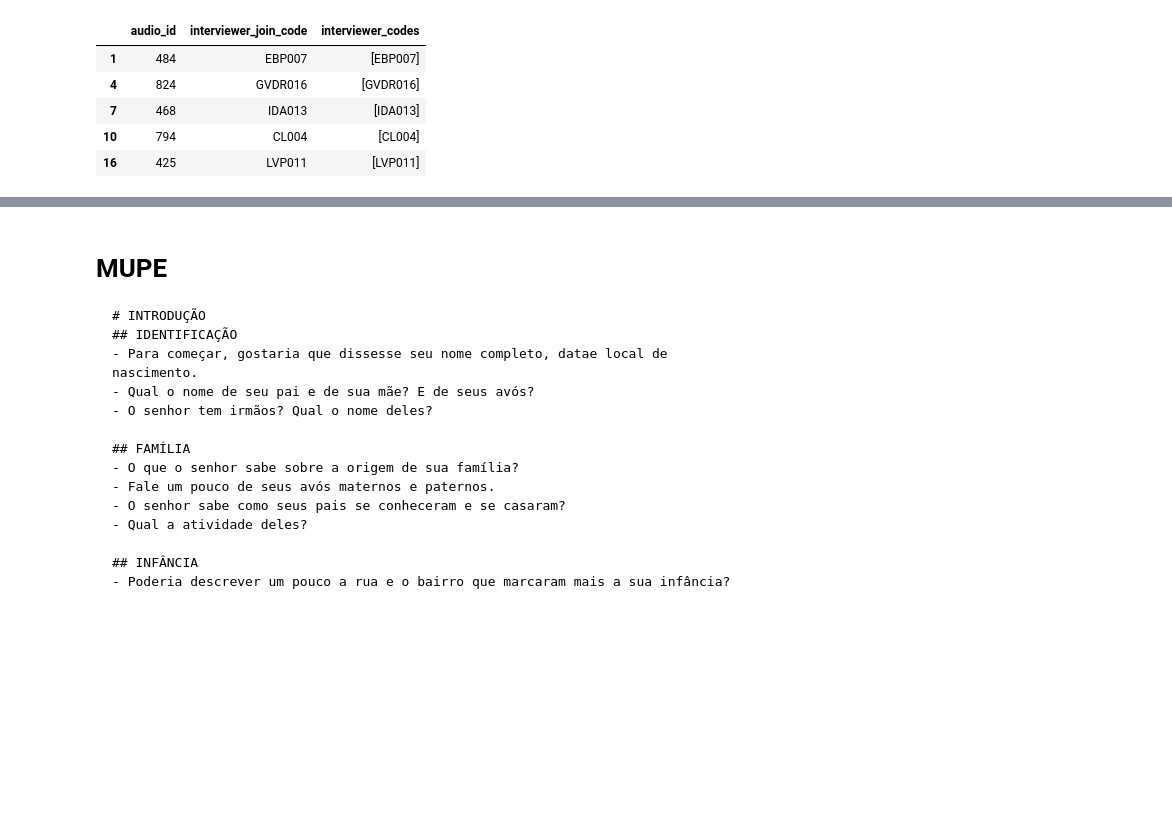
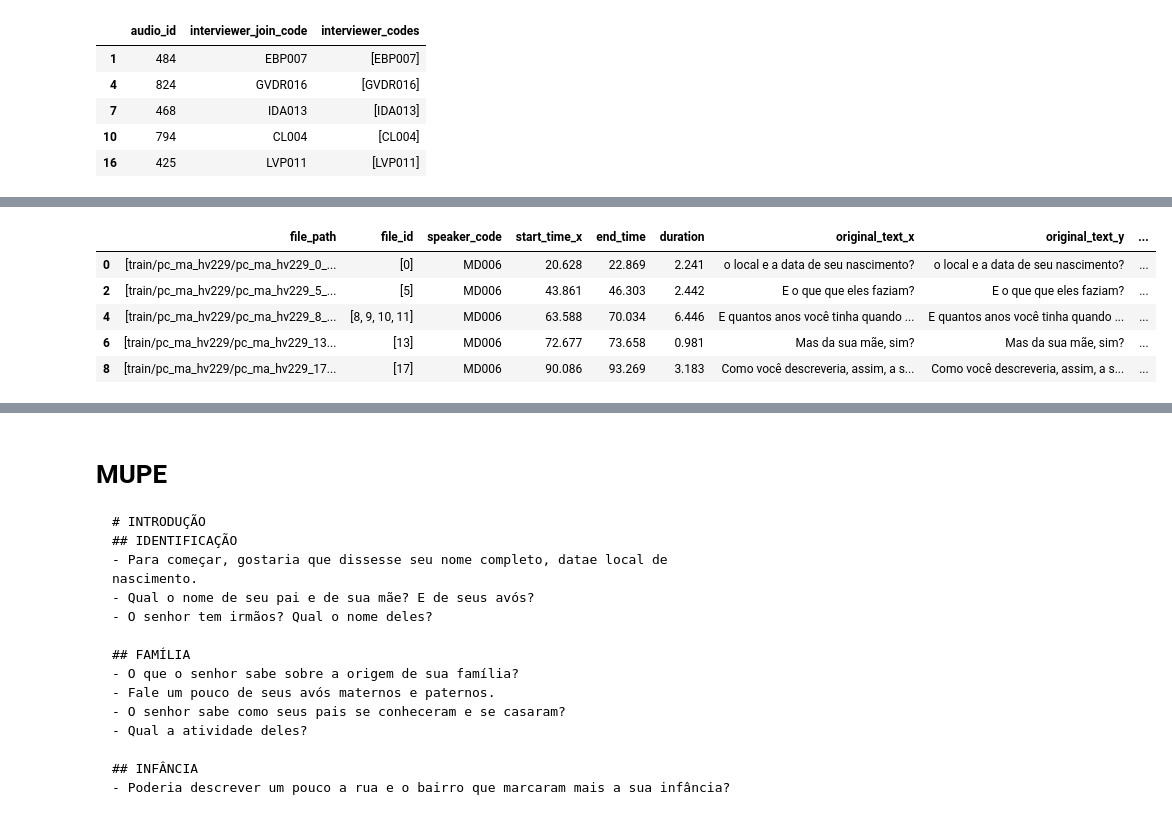
Before and after one commit to antonioMoreira/my-masters-degree, a Jupyter notebook: notebooks/mupe-dataset.ipynb, the cells around one changed output, grey strips where cells are left out. Drawn from its saved outputs; the diff is of its cells as text; code cells hidden in the pictures; blank space fills up the shorter version.

```diff
--- a/notebooks/mupe-dataset.ipynb
+++ b/notebooks/mupe-dataset.ipynb
@@ -810,0 +721,12 @@ df = mupe_train_sample.copy()
+# %%
+merged_df = mupe_train_sample.merge(
+    questions_parsed_classified, left_index=True, right_index=True, how="inner"
+)
+merged_df.head()
+# %% [output]
+|  | file_path | file_id | speaker_code | start_time_x | end_time | duration | original_text_x | original_text_y | ... |
+| 0 | [train/pc_ma_hv229/pc_ma_hv229_0_... | [0] | MD006 | 20.628 | 22.869 | 2.241 | o local e a data de seu nascimento? | o local e a data de seu nascimento? | ... |
+| 2 | [train/pc_ma_hv229/pc_ma_hv229_5_... | [5] | MD006 | 43.861 | 46.303 | 2.442 | E o que que eles faziam? | E o que que eles faziam? | ... |
+| 4 | [train/pc_ma_hv229/pc_ma_hv229_8_... | [8, 9, 10, 11] | MD006 | 63.588 | 70.034 | 6.446 | E quantos anos você tinha quando ... | E quantos anos você tinha quando ... | ... |
+| 6 | [train/pc_ma_hv229/pc_ma_hv229_13... | [13] | MD006 | 72.677 | 73.658 | 0.981 | Mas da sua mãe, sim? | Mas da sua mãe, sim? | ... |
+| 8 | [train/pc_ma_hv229/pc_ma_hv229_17... | [17] | MD006 | 90.086 | 93.269 | 3.183 | Como você descreveria, assim, a s... | Como você descreveria, assim, a s... | ... |
```
Also changed, not shown: parts of 15 cells of this notebook, 4 other files.
